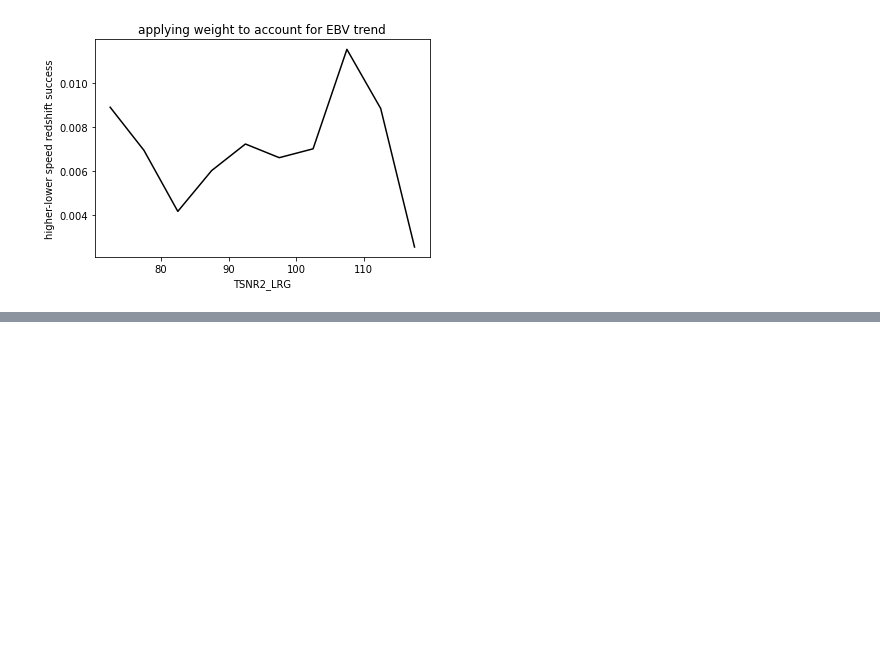
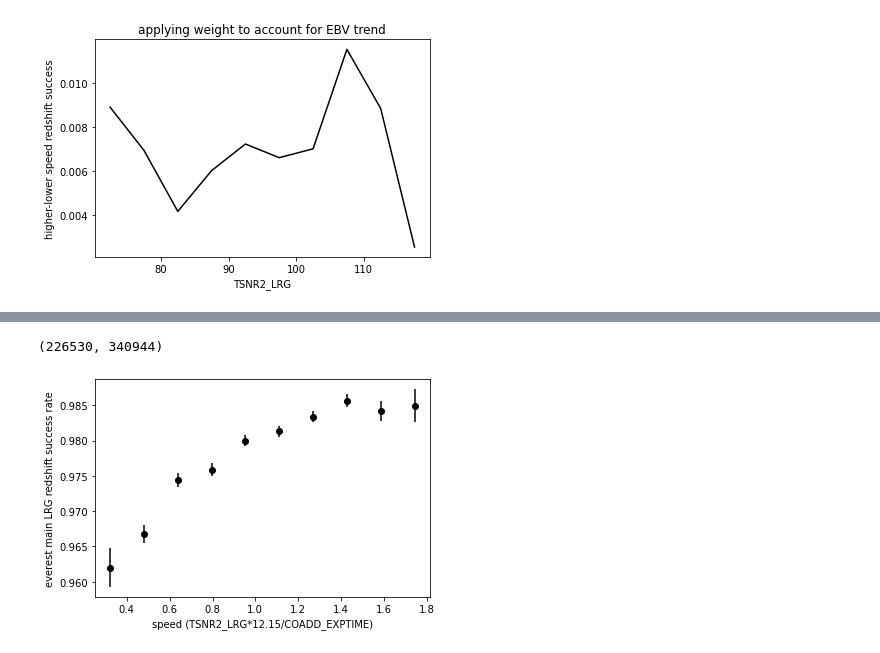
Before and after one commit to desihub/LSS, a Jupyter notebook: Sandbox/LRGzsuccvspeed.ipynb, the cells around one changed output, grey strips where cells are left out. Cells and saved outputs as stored; diff of their text form; code cells hidden in the pictures; blank space fills up the shorter version.

```diff
--- a/Sandbox/LRGzsuccvspeed.ipynb
+++ b/Sandbox/LRGzsuccvspeed.ipynb
@@ -259,0 +302,27 @@ plt.show()
+# %%
+len(fl[fc]),len(fl)
+# %% [output]
+(226530, 340944)
+# %%
+selht = fl['TSNR2_LRG'] > 85
+ntot,tb = np.histogram(speed[selht],bins=10,range=(0.02,0.15))
+#gz = fl['ZWARN'] == 0
+gz = wz
+ng,_ = np.histogram(speed[selht&gz],bins=tb)
+step = tb[1]-tb[0]
+bl = tb[:-1]+step/2.
+dl = ng/ntot
+varl = dl*ntot*(1.-dl) #variance for binomial distribution
+wv = varl == 0
+varl[wv] = 1
+el = np.sqrt(varl)/ntot#/fr
+modl = np.zeros(len(bl))
+for ii in range(0,len(bl)):
+    modl[ii] = ebvmod(bl[ii])
+plt.errorbar(bl*12.15,ng/ntot,el,fmt='ko')
+#plt.plot(bl,modl,'k-')
+plt.ylabel('everest main LRG redshift success rate')
+plt.xlabel('speed (TSNR2_LRG*12.15/COADD_EXPTIME)')
+plt.show()
+# %% [output]
+[figure, added]
```
Also changed, not shown: parts of 3 cells of this notebook.
